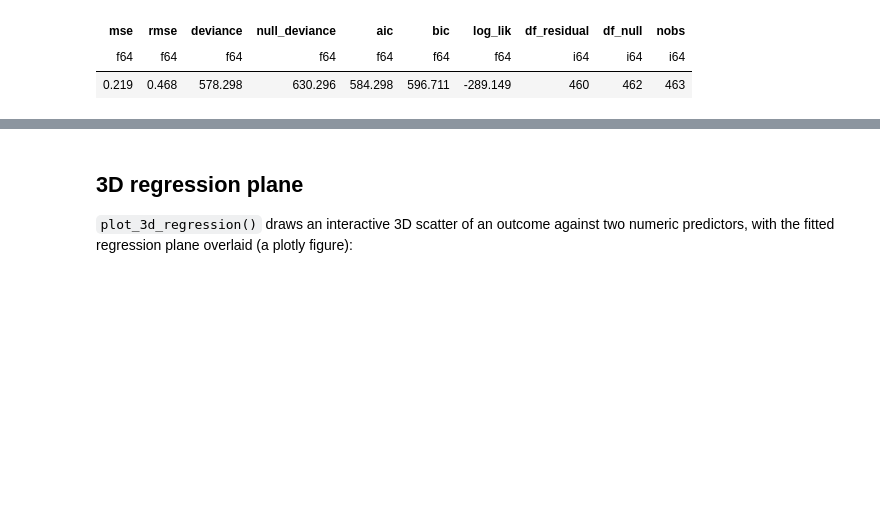
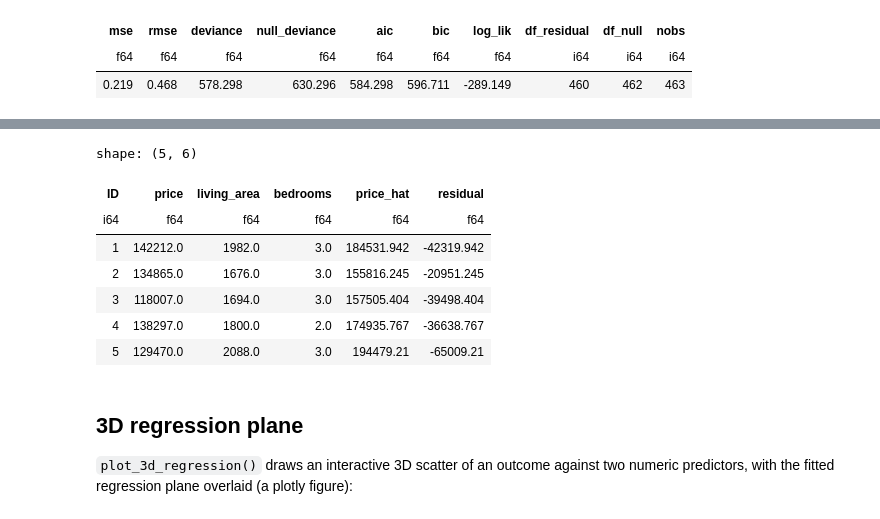
Before and after one commit to moderndive/moderndive-python, a Jupyter notebook: doc/_build/jupyter_execute/guides/regression.ipynb, the cells around one changed output, grey strips where cells are left out. Saved outputs shown, nothing was run; the diff lists cells and outputs as text; code cells hidden in the pictures; blank space fills up the shorter version.

```diff
--- a/doc/_build/jupyter_execute/guides/regression.ipynb
+++ b/doc/_build/jupyter_execute/guides/regression.ipynb
@@ -110,0 +119,8 @@ shape: (1, 10)
+# %%
+import statsmodels.api as sm
+
+X = sm.add_constant(houses.select("living_area", "bedrooms").to_pandas())
+y = houses["price"].to_pandas()
+array_model = sm.OLS(y, X).fit()
+
+get_regression_table(array_model)
@@ -111,3 +134,14 @@ shape: (1, 10)
+# %%
+get_regression_points(array_model).head()
+# %% [output]
+shape: (5, 6)
+| ID | price | living_area | bedrooms | price_hat | residual |
+| i64 | f64 | f64 | f64 | f64 | f64 |
+| 1 | 142212.0 | 1982.0 | 3.0 | 184531.942 | -42319.942 |
+| 2 | 134865.0 | 1676.0 | 3.0 | 155816.245 | -20951.245 |
+| 3 | 118007.0 | 1694.0 | 3.0 | 157505.404 | -39498.404 |
+| 4 | 138297.0 | 1800.0 | 2.0 | 174935.767 | -36638.767 |
+| 5 | 129470.0 | 2088.0 | 3.0 | 194479.21 | -65009.21 |
 # %% [markdown]
 ## 3D regression plane
 
```
Also changed, not shown: parts of 8 cells of this notebook, 24 other files.
